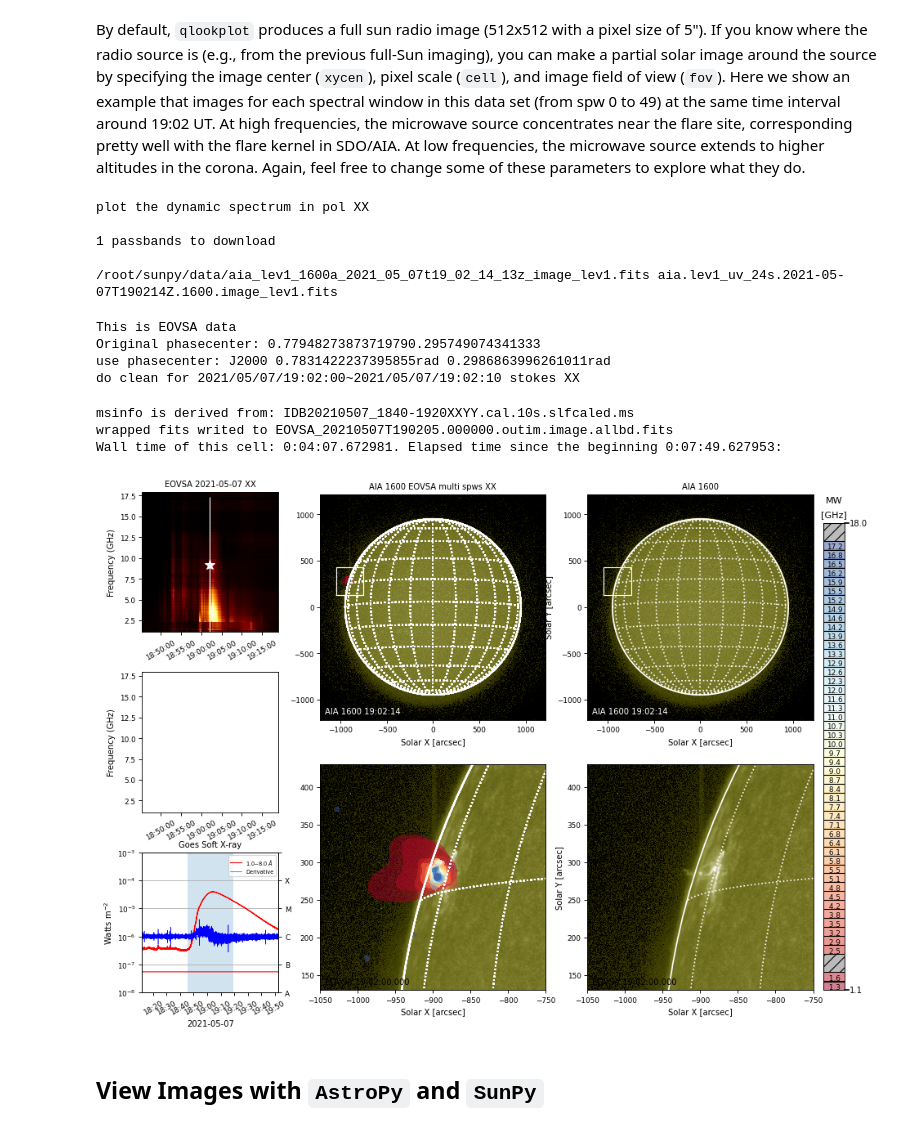
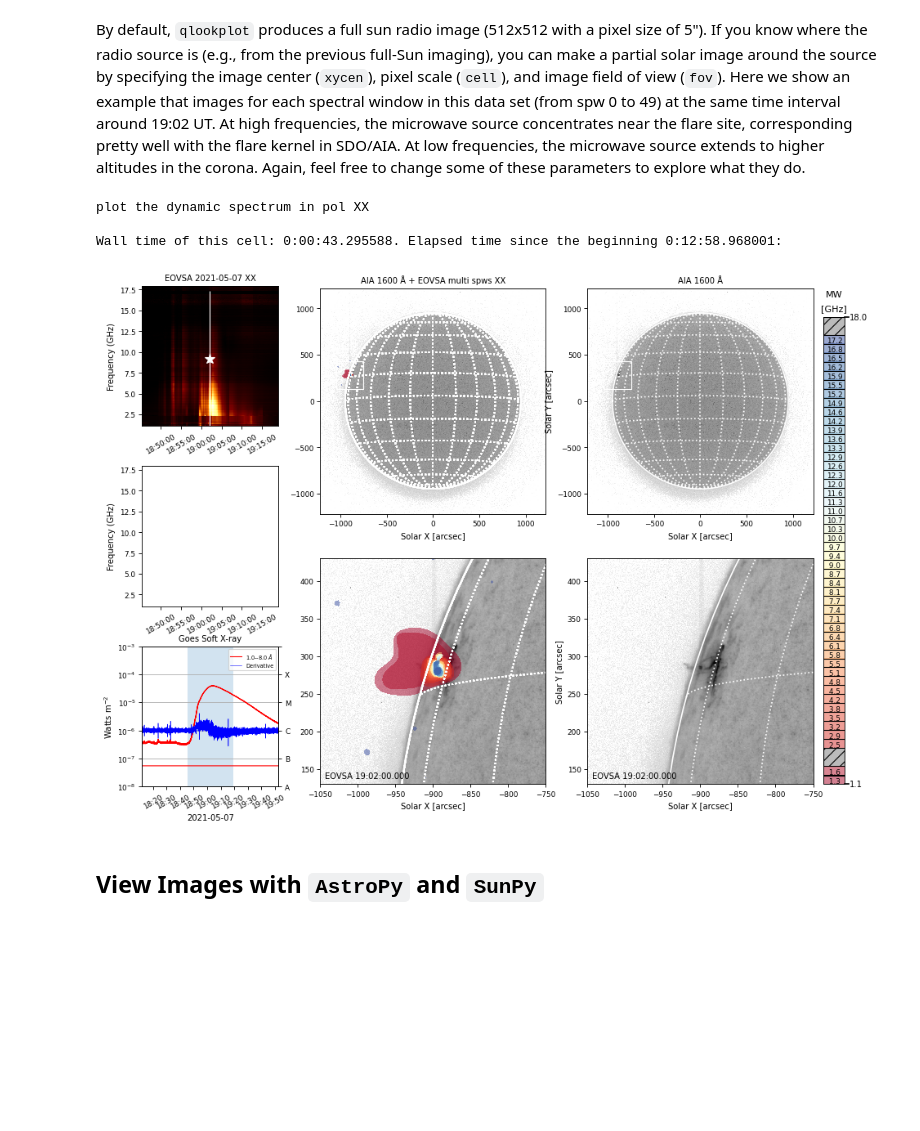
Before and after one commit to suncasa/suncasa-src, a Jupyter notebook: examples/EOVSA_tutorial_RHESSI2021.ipynb, the cells around one changed output. Drawn from its saved outputs; the diff is of its cells as text; code cells hidden in the pictures; blank space fills up the shorter version.

```diff
--- a/examples/EOVSA_tutorial_RHESSI2021.ipynb
+++ b/examples/EOVSA_tutorial_RHESSI2021.ipynb
@@ -452,46 +452,40 @@ from suncasa.utils.mstools import time2filename
 ## set the time interval
 timerange = '19:02:00~19:02:10'
 ## select frequency range from 5 GHz to 6 GHz
 # spw = ['8~12','13~20']
 spw = ['{}'.format(l) for l in range(48)]
 outfits = time2filename(visibility_data,timerange=timerange)+'.outim.image.allbd.fits'
 ## select stokes XX
 stokes = 'XX'
 ## image center for clean in solar X-Y in arcsec
 xycen = [-900, 280]
 ## pixel scale
 cell=['2.5arcsec']
 ## number of pixels in X and Y. If only one value is provided, NX = NY
 imsize=[128]
 ## field of view of the zoomed-in panels in unit of arcsec
 fov = [300,300]
 ## turn off AIA image plotting, default is True
 plotaia = True
 ## AIA passband in Å. The options are [171,131,304,335,211,193,94,1600,1700]
 aiawave = 1600
+## Choose a different coloar map for AIA images other than the default AIA color table.
+acmap = 'gray_r'
+
 ql.qlookplot(vis=visibility_data, specfile=specfile, timerange=timerange,
              spw=spw, stokes=stokes, plotaia=plotaia, aiawave=aiawave,
-             restoringbeam=['30arcsec'],
+             restoringbeam=['30arcsec'], acmap=acmap,
              imsize=imsize,cell=cell,xycen=xycen,fov=fov,
-             outfits=outfits, icmap='jet',overwrite=False)
+             outfits=outfits,overwrite=False)
 
 t_exec = time.time()-t0
 t_elapsed += t_exec
 print('Wall time of this cell: {}. Elapsed time since the beginning {}:'.format(datetime.timedelta(seconds=t_exec),datetime.timedelta(seconds=t_elapsed)))
 # %% [output]
 plot the dynamic spectrum in pol XX
 
-1 passbands to download
-
-/root/sunpy/data/aia_lev1_1600a_2021_05_07t19_02_14_13z_image_lev1.fits aia.lev1_uv_24s.2021-05-07T190214Z.1600.image_lev1.fits
+Wall time of this cell: 0:00:43.295588. Elapsed time since the beginning 0:12:58.968001:
-This is EOVSA data
-Original phasecenter: 0.77948273873719790.295749074341333
-use phasecenter: J2000 0.7831422237395855rad 0.2986863996261011rad
-do clean for 2021/05/07/19:02:00~2021/05/07/19:02:10 stokes XX
-msinfo is derived from: IDB20210507_1840-1920XXYY.cal.10s.slfcaled.ms
-wrapped fits writed to EOVSA_20210507T190205.000000.outim.image.allbd.fits
-Wall time of this cell: 0:04:07.672981. Elapsed time since the beginning 0:07:49.627953:
-[figure, old version]
+[figure, new version]
 # %% [markdown]
 ## **View Images with `AstroPy` and `SunPy`**
 # %% [markdown]
```
Also changed, not shown: parts of 21 cells of this notebook, 1 other file.
